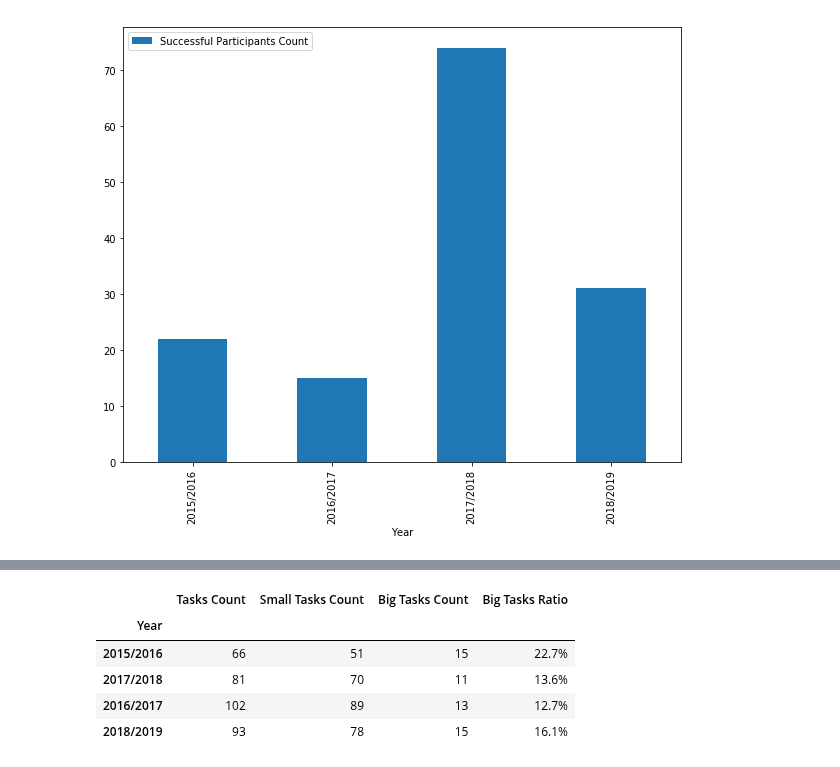
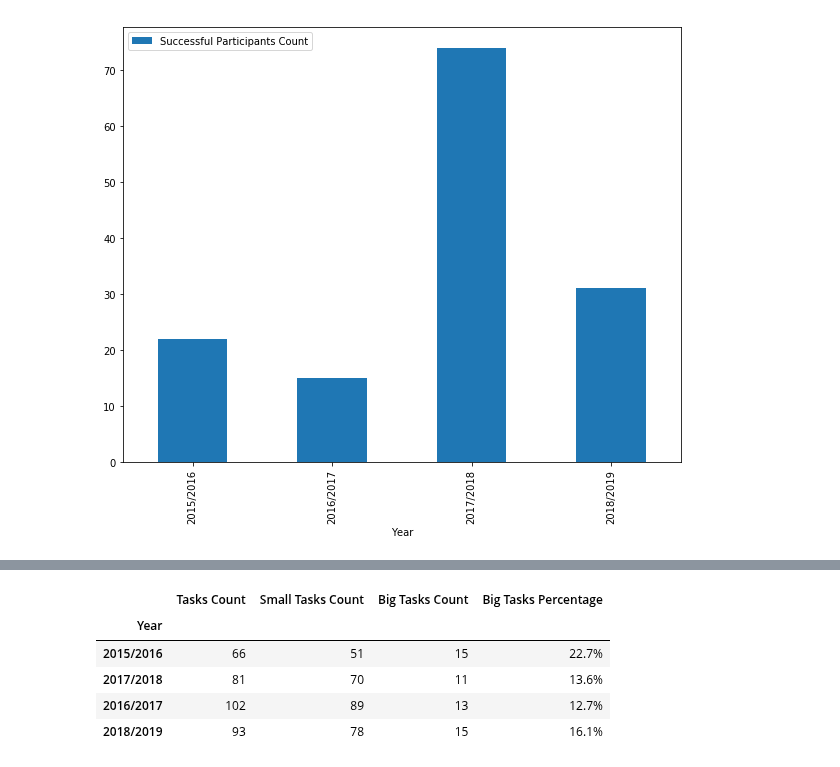
Before and after one commit to fi-ksi/dashboard-alpha, a Jupyter notebook: notebooks/years.ipynb, the cells around one changed output, grey strips where cells are left out. Drawn from its saved outputs; the diff is of its cells as text; code cells hidden in the pictures.

```diff
--- a/notebooks/years.ipynb
+++ b/notebooks/years.ipynb
@@ -87,9 +87,12 @@ successful_participants.plot.bar(stacked=True)
 <matplotlib.axes._subplots.AxesSubplot at 0x...>
 [figure]
 # %%
+YearRawData = namedtuple('YearData', ['count', 'points'])
+
 tasks_per_year = session.query(
     model.Year,
-    func.count(model.Task.id).label('task_count'),
+    func.count(model.Task.id),
+    func.sum(model.Module.max_points).label('sum_points'),
 ).\
     join(model.Year.tasks).join(model.Task.modules).\
     group_by(model.Year)
@@ -100,8 +103,17 @@ big_tasks_per_year = tasks_per_year.\
 small_tasks_per_year = tasks_per_year.\
     filter(model.Module.type != model.ModuleType.GENERAL)
 
-tasks_per_year_dict = {year: data for (year, data) in tasks_per_year.all()}
-big_tasks_per_year_dict = {year: data for (year, data) in big_tasks_per_year.all()}
-small_tasks_per_year_dict = {year: data for (year, data) in small_tasks_per_year.all()}
+tasks_per_year_dict = {
+    year: YearRawData(count, points)
+    for (year, count, points) in tasks_per_year.all()
+}
+big_tasks_per_year_dict = {
+    year: YearRawData(count, points)
+    for (year, count, points) in big_tasks_per_year.all()
+}
+small_tasks_per_year_dict = {
+    year: YearRawData(count, points)
+    for (year, count, points) in small_tasks_per_year.all()
+}
 # %%
 YearData = namedtuple('YearData', [
@@ -130,40 +184,40 @@ df.plot.bar(stacked=True)
 # %%
 YearData = namedtuple('YearData', [
-    'Year', 'tasks_count', 'small_tasks_count', 'big_tasks_cont',
+    'Year', 'tasks_count', 'small_tasks_count', 'big_tasks_count',
     'big_tasks_ratio'
 ])
 
 year_data = [
     YearData(
         year,
-        tasks_per_year_dict[year],
-        small_tasks_per_year_dict[year],
-        big_tasks_per_year_dict[year],
-        big_tasks_per_year_dict[year] / tasks_per_year_dict[year],
+        tasks_per_year_dict[year].count,
+        small_tasks_per_year_dict[year].count,
+        big_tasks_per_year_dict[year].count,
+        big_tasks_per_year_dict[year].count / tasks_per_year_dict[year].count,
     )
     for year in tasks_per_year_dict.keys()
 ]
 # %%
 df = pd.DataFrame(year_data, columns=[
     'Year',
     'Tasks Count',
     'Small Tasks Count',
     'Big Tasks Count',
-    'Big Tasks Ratio',
+    'Big Tasks Percentage',
 ]).set_index('Year')
 
 s = df.style
-s.format({'Big Tasks Ratio': '{:,.1%}'.format})
+s.format({'Big Tasks Percentage': '{:,.1%}'.format})
 s.background_gradient(subset=[
     'Tasks Count',
     'Small Tasks Count',
     'Big Tasks Count',
-    'Big Tasks Ratio',
+    'Big Tasks Percentage',
 ], cmap=sns.light_palette('orange', as_cmap=True))
 
 display(s)
 # %% [output]
-|  | Tasks Count | Small Tasks Count | Big Tasks Count | Big Tasks Ratio |
+|  | Tasks Count | Small Tasks Count | Big Tasks Count | Big Tasks Percentage |
 | Year |  |  |  |  |
 | 2015/2016 | 66 | 51 | 15 | 22.7% |
 | 2017/2018 | 81 | 70 | 11 | 13.6% |
```
Also changed, not shown: parts of 4 cells of this notebook.
